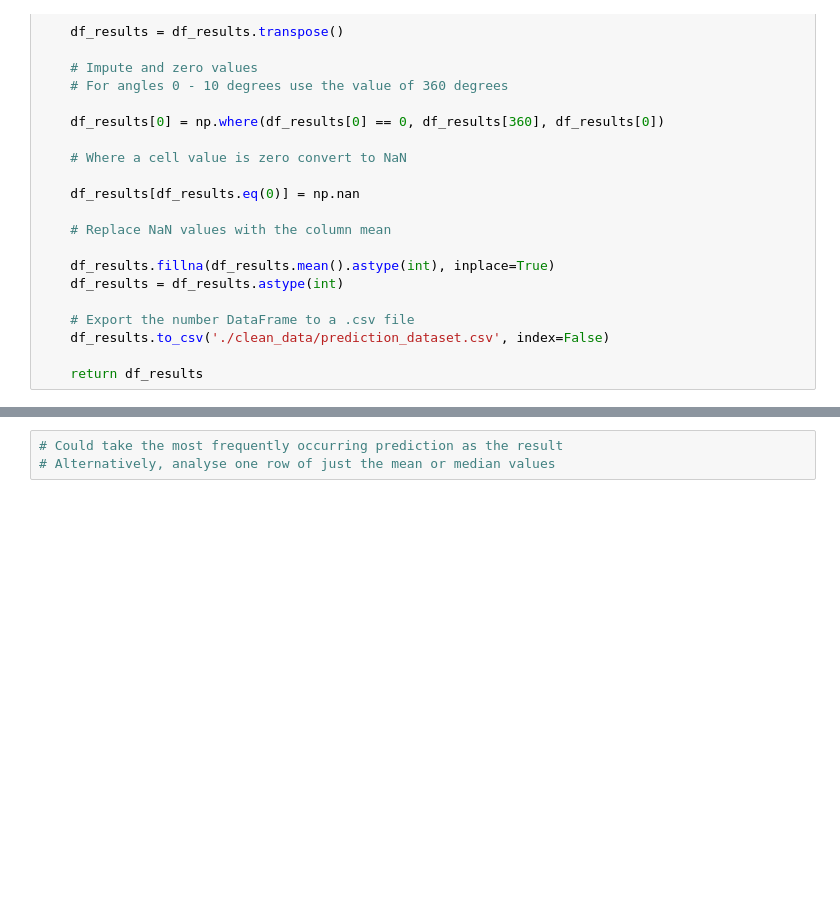
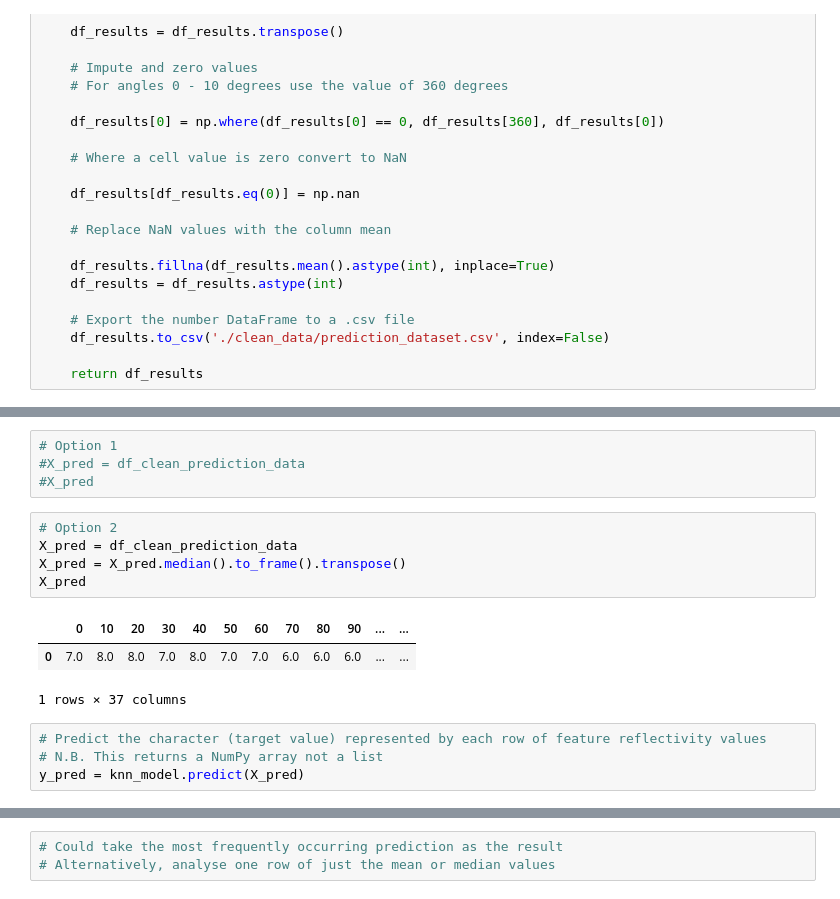
Before and after one commit to datapiquing/number_predict, a Jupyter notebook: 05_predict.ipynb, the cells around one changed output, grey strips where cells are left out. Saved outputs shown, nothing was run; the diff lists cells and outputs as text; blank space fills up the shorter version.

Commit message:
Improve prediction outputs

```diff
--- a/05_predict.ipynb
+++ b/05_predict.ipynb
@@ -195,0 +200,17 @@ df_clean_prediction_data
+# %%
+# Option 1
+#X_pred = df_clean_prediction_data
+#X_pred
+# %%
+# Option 2
+X_pred = df_clean_prediction_data
+X_pred = X_pred.median().to_frame().transpose()
+X_pred
+# %% [output]
+|  | 0 | 10 | 20 | 30 | 40 | 50 | 60 | 70 | 80 | 90 | ... | ... |
+| 0 | 7.0 | 8.0 | 8.0 | 7.0 | 8.0 | 7.0 | 7.0 | 6.0 | 6.0 | 6.0 | ... | ... |
+1 rows × 37 columns
+# %%
+# Predict the character (target value) represented by each row of feature reflectivity values
+# N.B. This returns a NumPy array not a list
+y_pred = knn_model.predict(X_pred)
```
Also changed, not shown: parts of 25 cells of this notebook, 1 other file.
